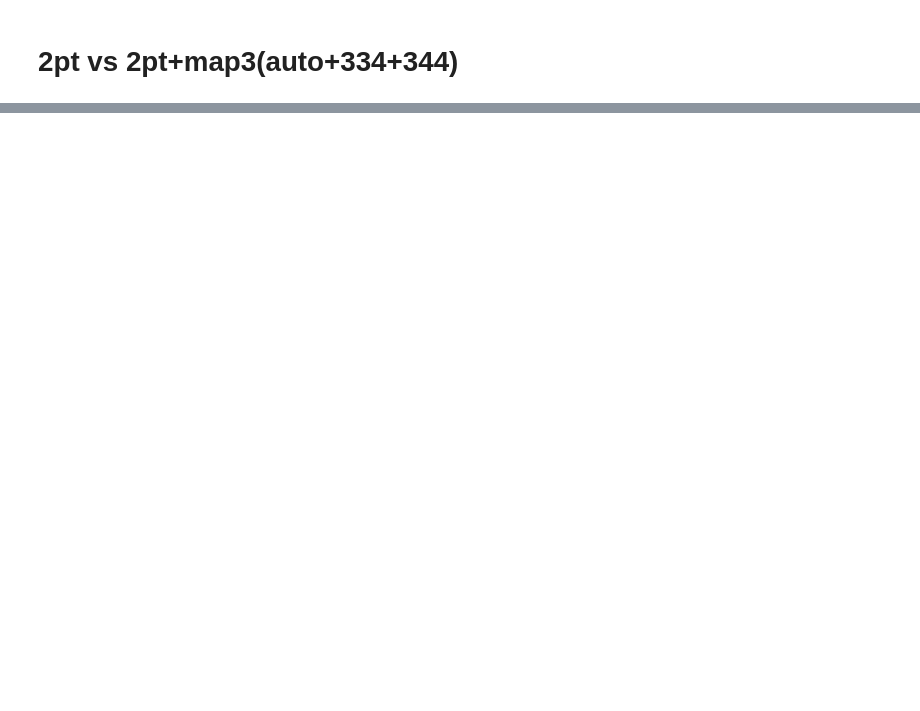
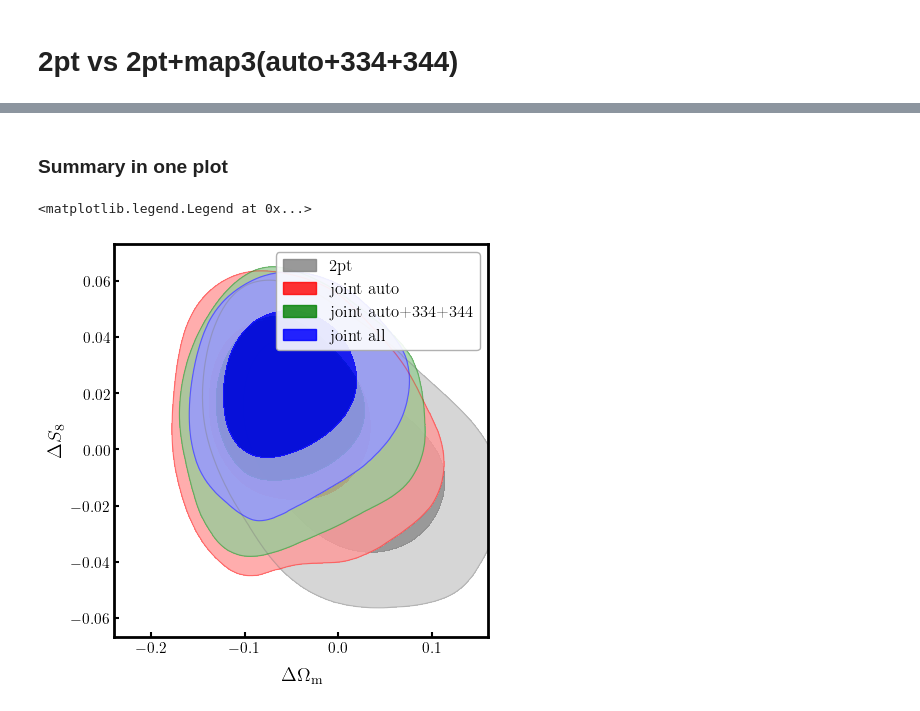
Before and after one commit to rchgomes/3pcf_integrator, a Jupyter notebook: plot-notebooks/plot-blind-metacal-2pt-only-moped.ipynb, the cells around one changed output, grey strips where cells are left out. Cells and saved outputs as stored; diff of their text form; code cells hidden in the pictures; blank space fills up the shorter version.

```diff
--- a/plot-notebooks/plot-blind-metacal-2pt-only-moped.ipynb
+++ b/plot-notebooks/plot-blind-metacal-2pt-only-moped.ipynb
@@ -110,0 +117,10 @@ print(fom_joint_auto_334_344/fom_2pt)
+# %% [markdown]
+### Summary in one plot
+# %%
+g = plots.get_single_plotter(ratio=1, width_inch=5)
+g.plot_2d([blind_2pt, blind_joint_auto, blind_joint_auto_334_344, blind_joint_all], 'om', 's8', filled=True,
+    colors=['gray', 'red', 'green', 'blue'], alphas=[0.8, 0.8, 0.8])
+g.add_legend(['2pt', 'joint auto', 'joint auto+334+344', 'joint all'], legend_loc='upper right')
+# %% [output]
+<matplotlib.legend.Legend at 0x...>
+[figure, added]
```
Also changed, not shown: parts of 19 cells of this notebook, 7 other files.
